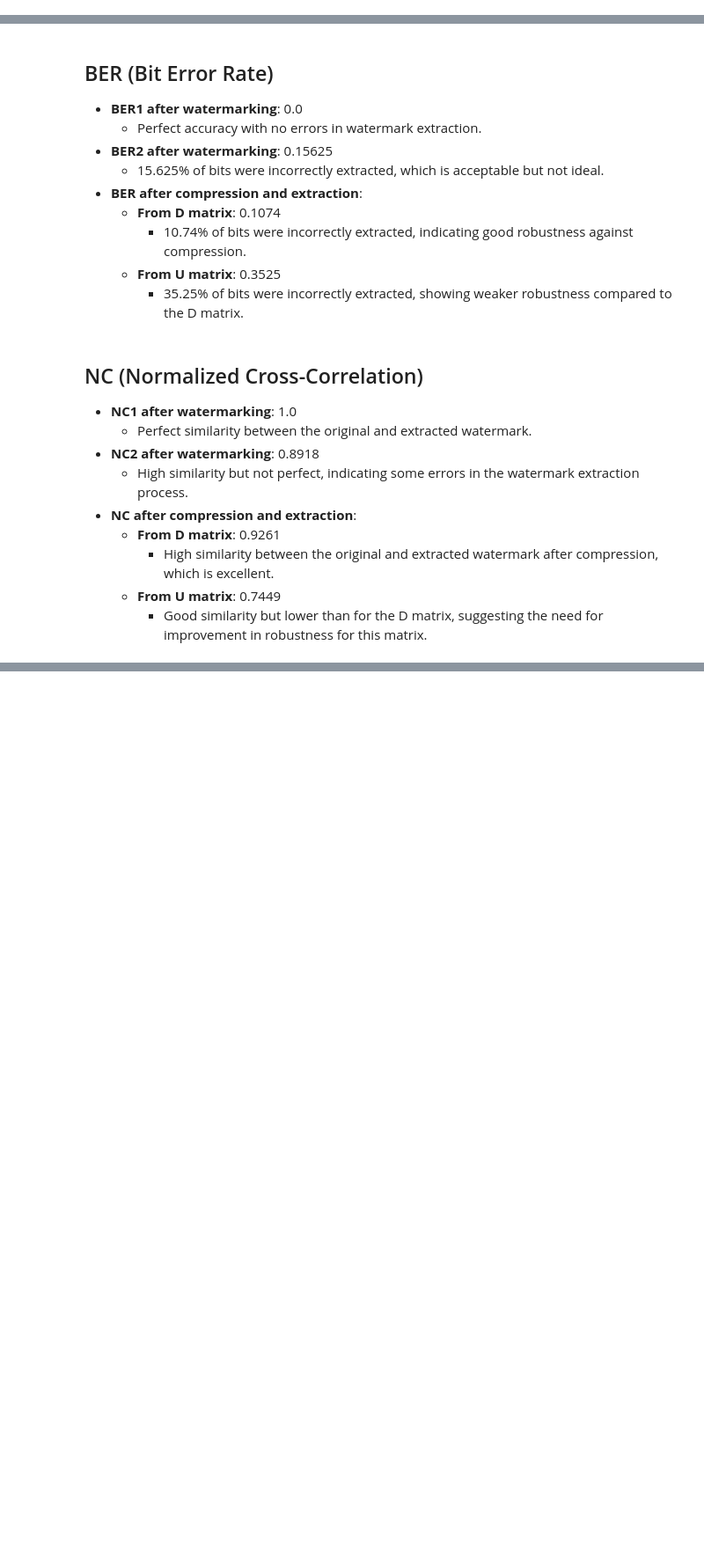
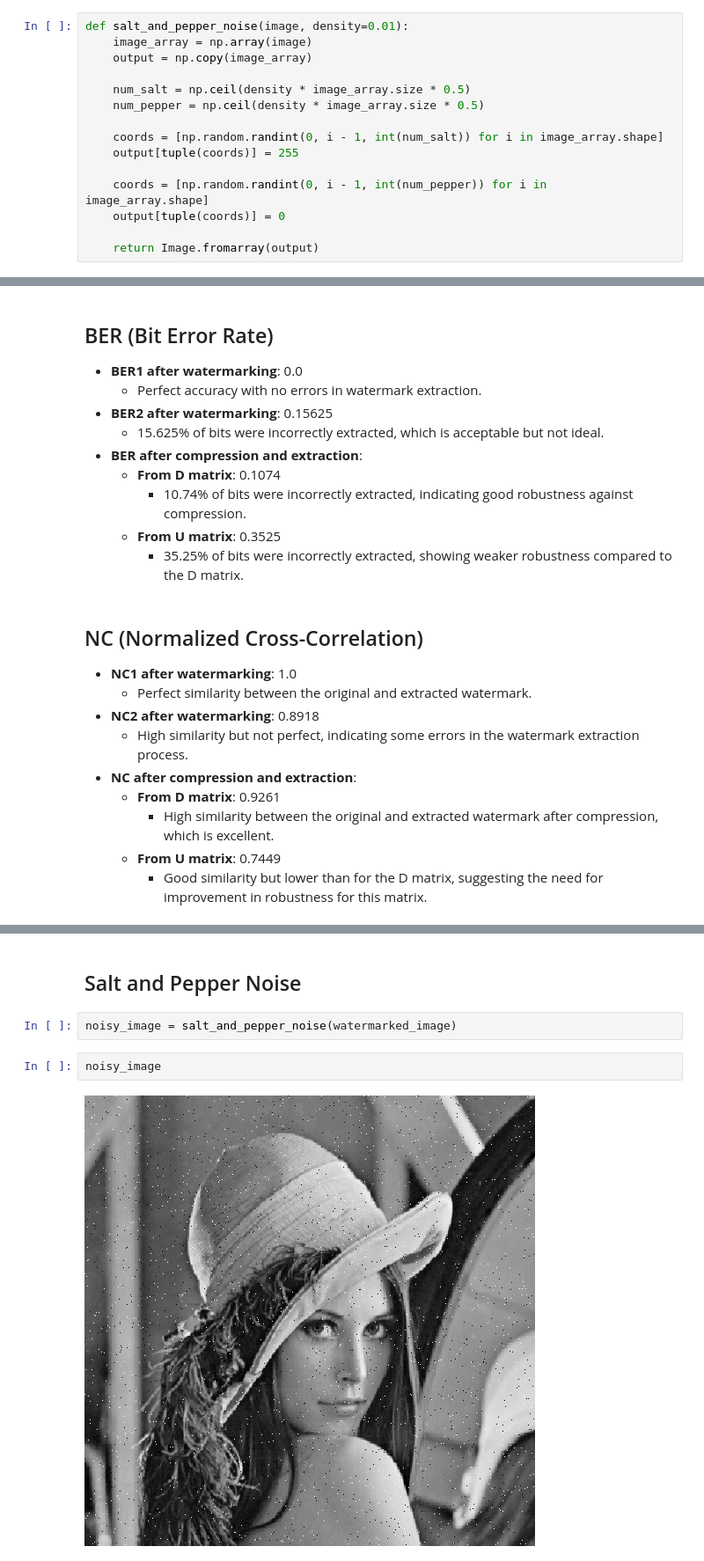
Before and after one commit to vasatodorovic/SVD-watermarking, a Jupyter notebook: RobustSVD_watermarking/svd_watermarking_robust.ipynb, the cells around one changed output, grey strips where cells are left out. Shown at 88% size. Cells and saved outputs as stored; diff of their text form; blank space fills up the shorter version.

Commit message:
Added salt and pepper transformation and evaluation

```diff
--- a/RobustSVD_watermarking/svd_watermarking_robust.ipynb
+++ b/RobustSVD_watermarking/svd_watermarking_robust.ipynb
@@ -326,0 +334,15 @@ def resize_and_restore_image(image, target_size=(256, 256), original_size=(512,
+# %%
+def salt_and_pepper_noise(image, density=0.01):
+    image_array = np.array(image)
+    output = np.copy(image_array)
+
+    num_salt = np.ceil(density * image_array.size * 0.5)
+    num_pepper = np.ceil(density * image_array.size * 0.5)
+
+    coords = [np.random.randint(0, i - 1, int(num_salt)) for i in image_array.shape]
+    output[tuple(coords)] = 255
+
+    coords = [np.random.randint(0, i - 1, int(num_pepper)) for i in image_array.shape]
+    output[tuple(coords)] = 0
+
+    return Image.fromarray(output)
@@ -594,0 +679,8 @@ watermark2_extracted_resize_original
+# %% [markdown]
+## Salt and Pepper Noise
+# %%
+noisy_image = salt_and_pepper_noise(watermarked_image)
+# %%
+noisy_image
+# %% [output]
+[figure, added]
```
Also changed, not shown: parts of 104 cells of this notebook.
